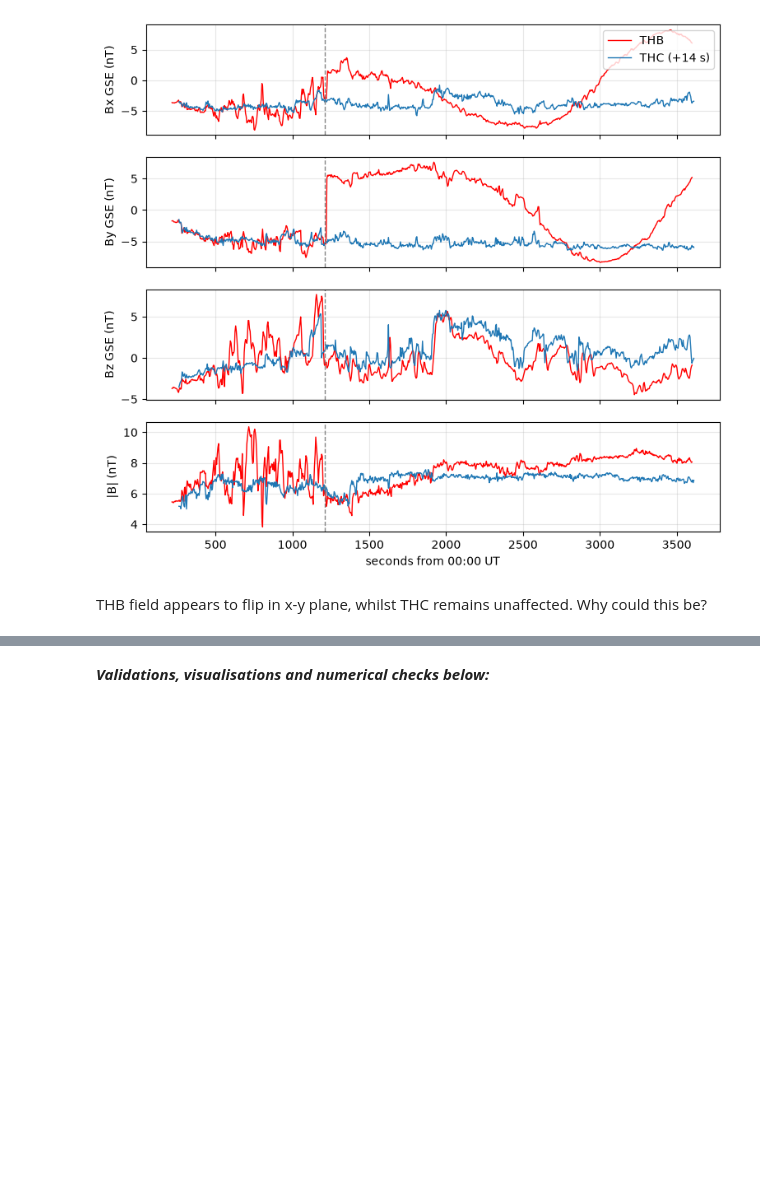
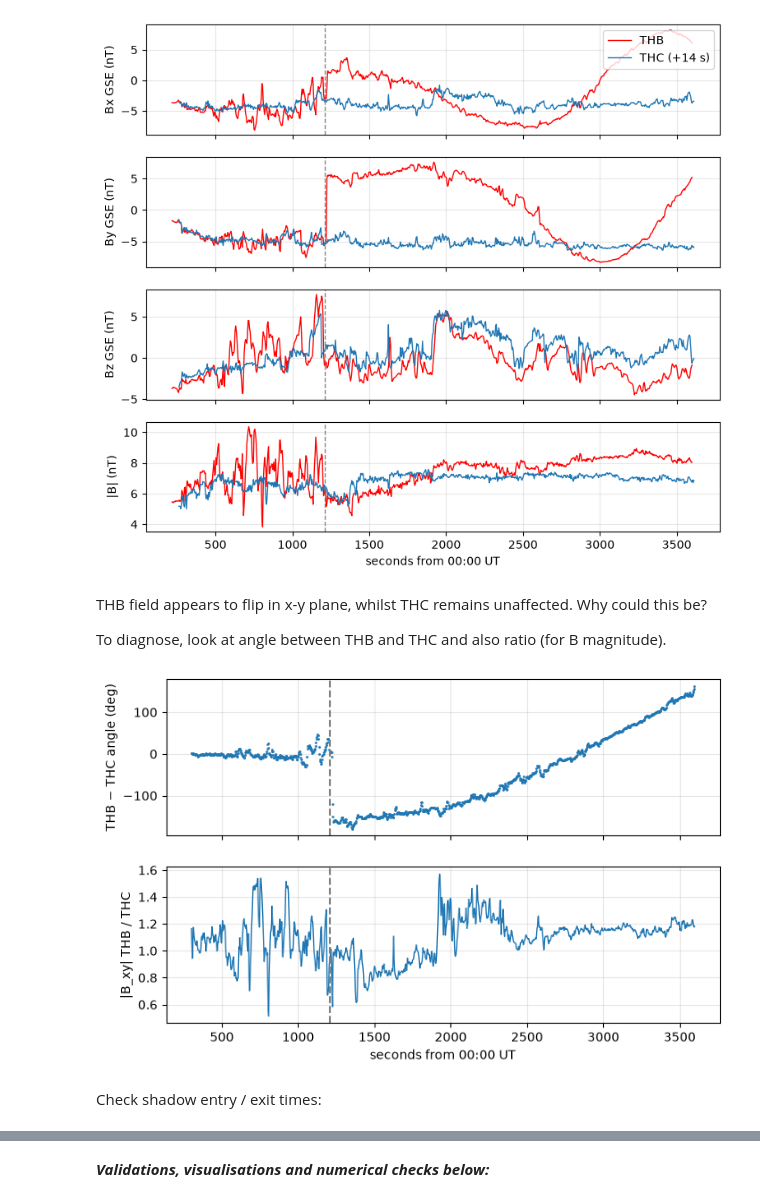
Before and after one commit to yulunwu000/artemis-lunar-plasma, a Jupyter notebook: notebooks/04_SVM_mapping.ipynb, the cells around one changed output, grey strips where cells are left out. Saved outputs shown, nothing was run; the diff lists cells and outputs as text; code cells hidden in the pictures; blank space fills up the shorter version.

Commit message:
added extended plots for shadow entry/exit

```diff
--- a/notebooks/04_SVM_mapping.ipynb
+++ b/notebooks/04_SVM_mapping.ipynb
@@ -543,3 +543,25 @@ plt.show()
 [figure]
 # %% [markdown]
 THB field appears to flip in x-y plane, whilst THC remains unaffected. Why could this be?
+
+To diagnose, look at angle between THB and THC and also ratio (for B magnitude).
+# %%
+grid_long = np.arange(300, 3600, 3.0)
+Bb_L = on_grid(b_l.times, b_l.y, grid_long)
+Bc_L = on_grid(c_l.times + shift, c_l.y, grid_long)
+
+ang_b = np.degrees(np.arctan2(Bb_L[:, 1], Bb_L[:, 0])) #direction in the x–y plane
+ang_c = np.degrees(np.arctan2(Bc_L[:, 1], Bc_L[:, 0]))
+dphi = (ang_b - ang_c + 180) % 360 - 180
+ratio = np.hypot(Bb_L[:, 0], Bb_L[:, 1]) / np.hypot(Bc_L[:, 0], Bc_L[:, 1])
+
+fig, axs = plt.subplots(2, 1, sharex=True, figsize=(8, 5))
+axs[0].plot(grid_long, dphi, '.', ms=2); axs[0].set_ylabel('THB − THC angle (deg)')
+axs[1].plot(grid_long, ratio, lw=1);    axs[1].set_ylabel('|B_xy| THB / THC')
+axs[1].set_xlabel('seconds from 00:00 UT')
+for ax in axs: ax.grid(True, alpha=0.3); ax.axvline(1210, color='grey', ls='--')
+plt.show()
+# %% [output]
+[figure, added]
+# %% [markdown]
+Check shadow entry / exit times:
```
Also changed, not shown: parts of 4 cells of this notebook.
